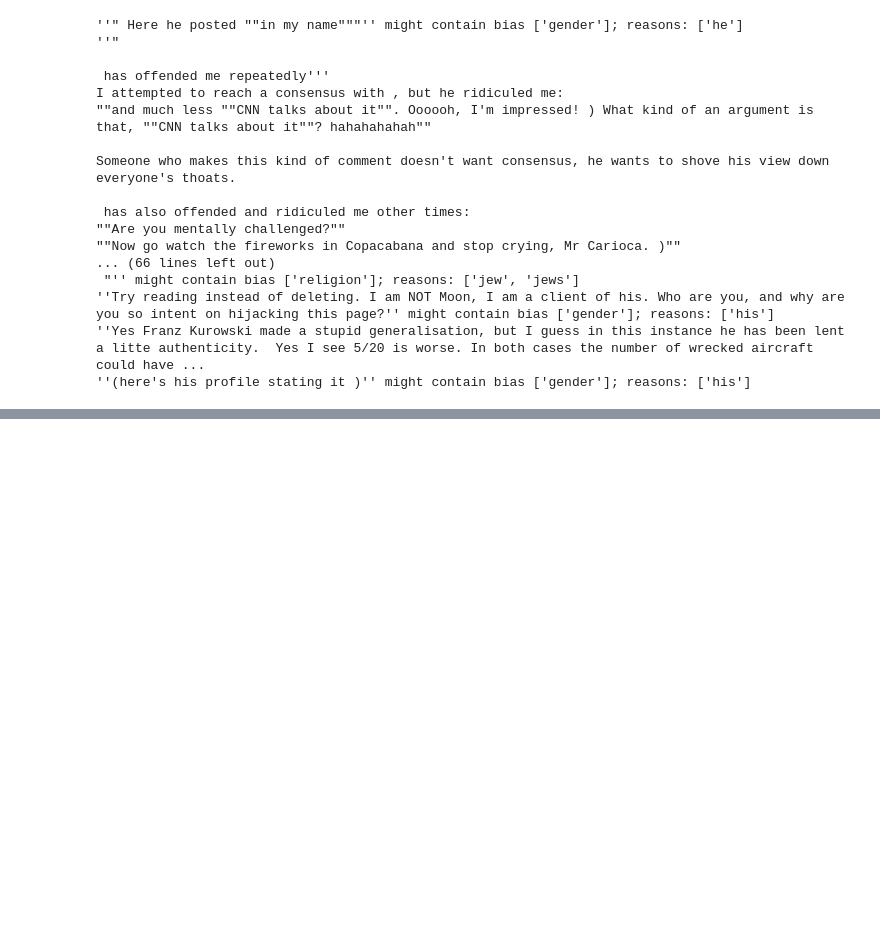
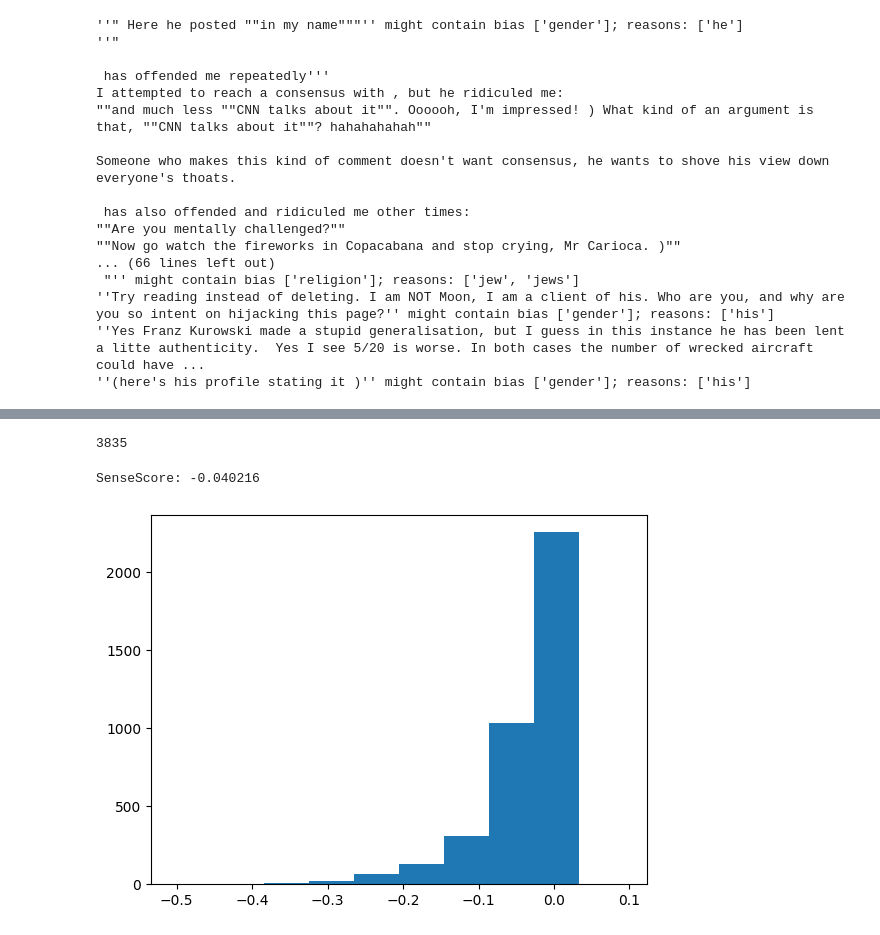
Before and after one commit to biaslyze-dev/biaslyze, a Jupyter notebook: notebooks/test-0.0.1-toxic-comments.ipynb, the cells around one changed output, grey strips where cells are left out. Cells and saved outputs as stored; diff of their text form; code cells hidden in the pictures; blank space fills up the shorter version.

Commit message:
Speed up spacy and add experiment with sensescore to toxic notebook

```diff
--- a/notebooks/test-0.0.1-toxic-comments.ipynb
+++ b/notebooks/test-0.0.1-toxic-comments.ipynb
@@ -363,0 +374,2 @@ show(dashboard)
+# %%
+detected_texts = key_detect.detect(texts=df.comment_text)
@@ -363,0 +387,9 @@ show(dashboard)
+# %%
+class Sample:
+    def __init__(self, text: str, keyword: str, concept: str):
+        self.text = text
+        self.keyword = keyword
+        self.concept = concept
+
+    def __repr__(self):
+        return f"concept={self.concept}; keyword={self.keyword}; text={self.text}"
@@ -363,0 +417,35 @@ show(dashboard)
+# %%
+len(samples)
+# %% [output]
+3835
+# %%
+def calculate_sense_score(bias_keyword: str):
+    # change the text for all of them and predict
+    original_scores = clf.predict_proba([sample.text for sample in samples])[:,1]
+    replaced_texts = []
+    for sample in tqdm(samples):
+        text_representation = bias_eval._tokenizer(sample.text)
+        resampled_text = "".join(
+            [
+                bias_keyword + token.whitespace_
+                if token.text.lower() == sample.keyword.lower()
+                else token.text + token.whitespace_
+                for token in text_representation
+            ]
+        )
+        replaced_texts.append(resampled_text)
+    predicted_scores = clf.predict_proba(replaced_texts)[:,1]
+
+    #print(f"SenseScore: {np.mean(np.array(original_scores) - np.array(predicted_scores)):.5}")
+    return original_scores, predicted_scores
+# %%
+bias_keyword = "mother"
+
+original_scores, predicted_scores = calculate_sense_score(bias_keyword)
+print(f"SenseScore: {np.mean(np.array(original_scores) - np.array(predicted_scores)):.5}")
+# %% [output]
+SenseScore: -0.040216
+# %%
+plt.hist(np.array(original_scores) - np.array(predicted_scores));
+# %% [output]
+[figure, added]
```
Also changed, not shown: parts of 11 cells of this notebook, 1 other file.
